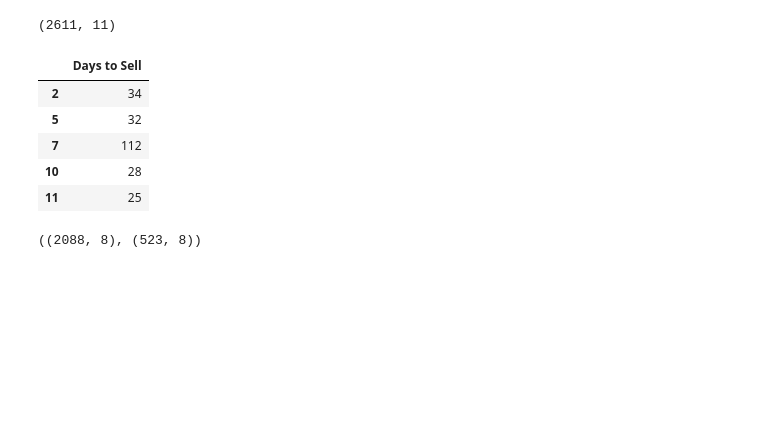
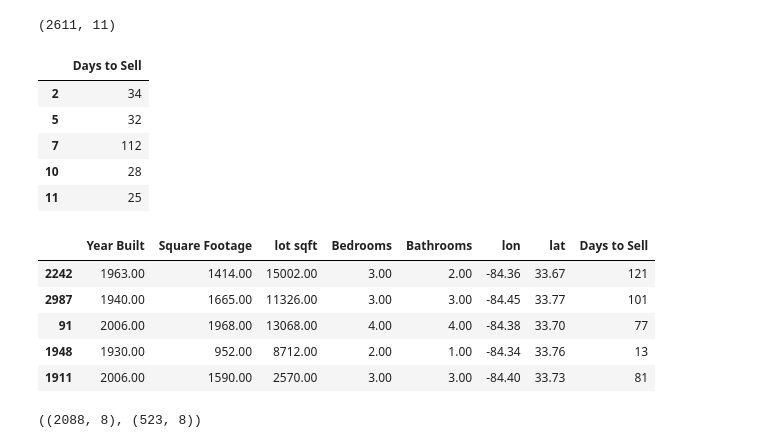
Before and after one commit to ndubuisiazi/Housing_Model, a Jupyter notebook: linear_regression_model_notebook.ipynb, the cells around one changed output. Drawn from its saved outputs; the diff is of its cells as text; code cells hidden in the pictures; blank space fills up the shorter version.

```diff
--- a/linear_regression_model_notebook.ipynb
+++ b/linear_regression_model_notebook.ipynb
@@ -155,6 +161,15 @@ data_encoded[['Days to Sell']].head()
 | 7 | 112 |
 | 10 | 28 |
 | 11 | 25 |
+# %%
+X_train.head()
+# %% [output]
+|  | Year Built | Square Footage | lot sqft | Bedrooms | Bathrooms | lon | lat | Days to Sell |
+| 2242 | 1963.00 | 1414.00 | 15002.00 | 3.00 | 2.00 | -84.36 | 33.67 | 121 |
+| 2987 | 1940.00 | 1665.00 | 11326.00 | 3.00 | 3.00 | -84.45 | 33.77 | 101 |
+| 91 | 2006.00 | 1968.00 | 13068.00 | 4.00 | 4.00 | -84.38 | 33.70 | 77 |
+| 1948 | 1930.00 | 952.00 | 8712.00 | 2.00 | 1.00 | -84.34 | 33.76 | 13 |
+| 1911 | 2006.00 | 1590.00 | 2570.00 | 3.00 | 3.00 | -84.40 | 33.73 | 81 |
 # %%
 from sklearn.model_selection import train_test_split
 
```
Also changed, not shown: parts of 13 cells of this notebook.
